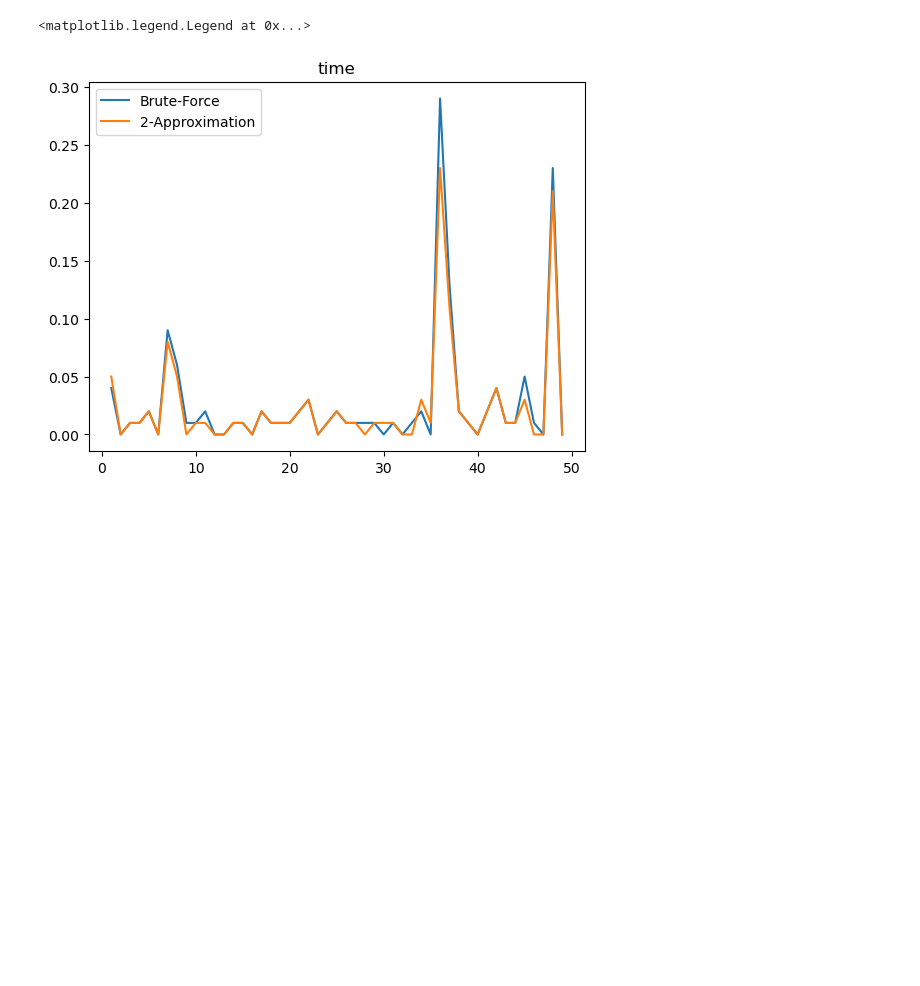
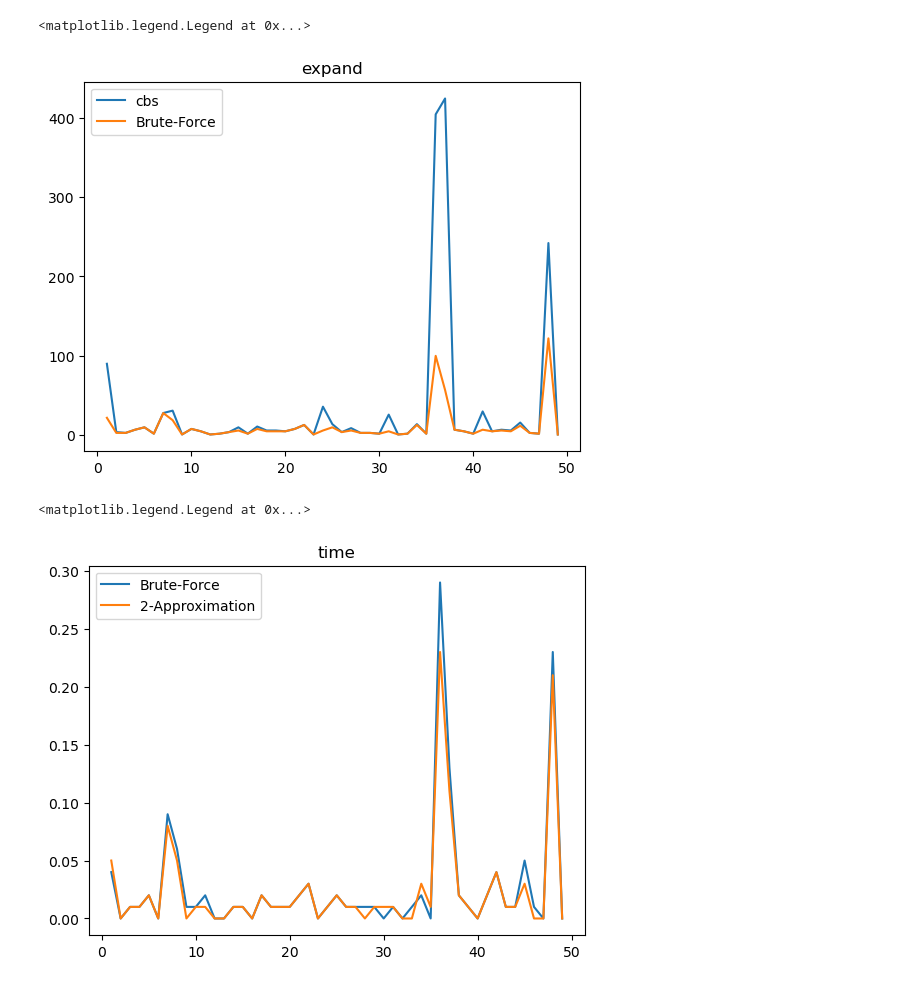
Before and after one commit to Musou-WS/CMPT417, a Jupyter notebook: datapoints.ipynb, the cells around one changed output. Drawn from its saved outputs; the diff is of its cells as text; code cells hidden in the pictures; blank space fills up the shorter version.

```diff
--- a/datapoints.ipynb
+++ b/datapoints.ipynb
@@ -80,3 +224,12 @@ x = np.linspace(1, 49, 49)
+# %%
+# plt.plot(x, dg_brute_force_time, linestyle='', marker='.')
+plt.plot(x, cbs_expand, label='cbs')
+plt.plot(x, dg_brute_force_expand, label='Brute-Force')
+plt.title('expand')
+plt.legend()
+# %% [output]
+<matplotlib.legend.Legend at 0x...>
+[figure, added]
 # %%
 # plt.plot(x, dg_brute_force_time, linestyle='', marker='.')
 plt.plot(x, dg_brute_force_time, label='Brute-Force')
```
Also changed, not shown: parts of 27 cells of this notebook, 20 other files.
